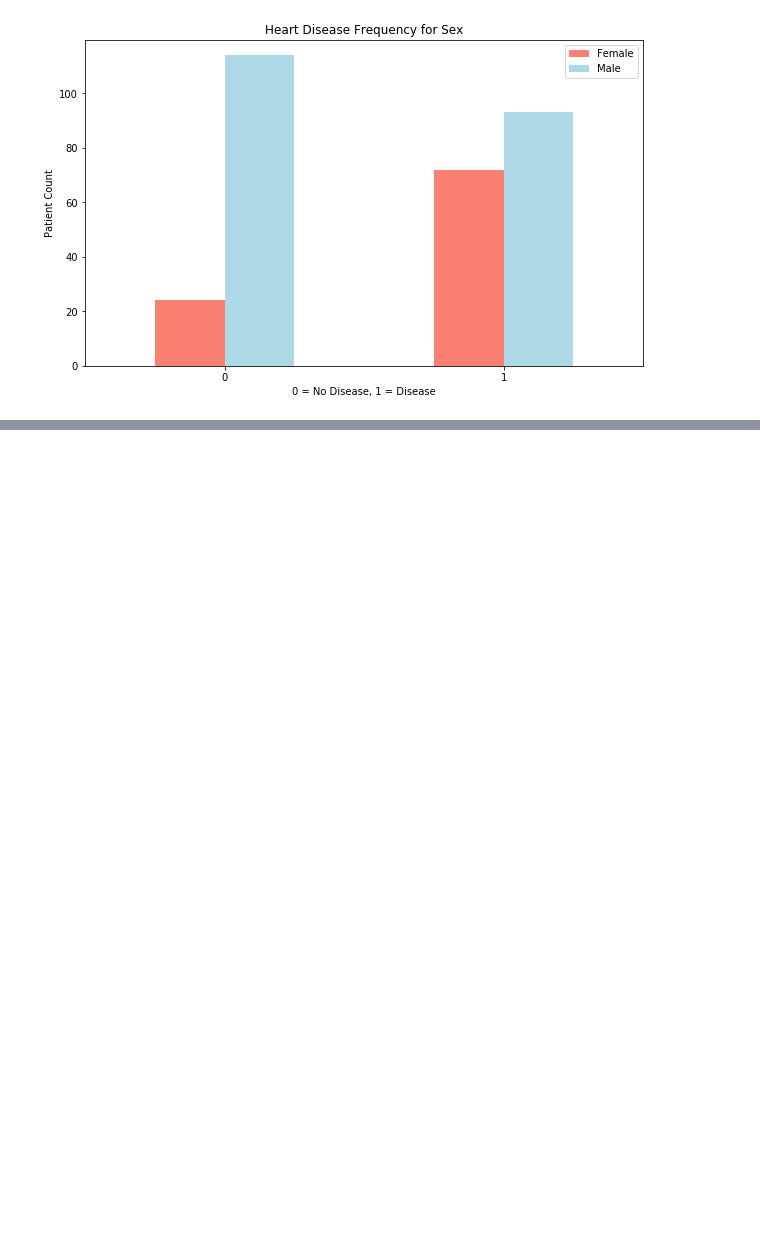
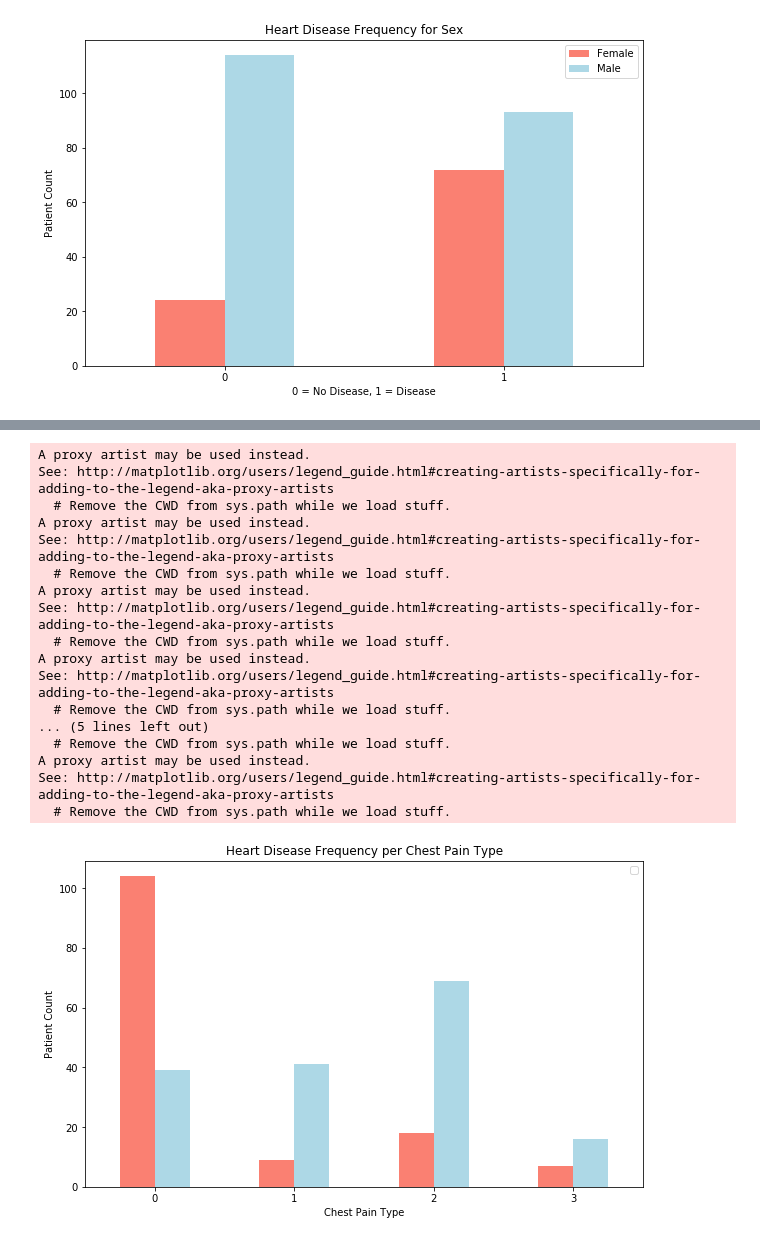
Before and after one commit to derekadams-uas/heart-disease-classification, a Jupyter notebook: Heart_Disease_Classification.ipynb, the cells around one changed output, grey strips where cells are left out. Saved outputs shown, nothing was run; the diff lists cells and outputs as text; code cells hidden in the pictures; blank space fills up the shorter version.

```diff
--- a/Heart_Disease_Classification.ipynb
+++ b/Heart_Disease_Classification.ipynb
@@ -219,0 +259,31 @@ plt.xticks(rotation=0)
+# %%
+# Make the crosstab more visual
+pd.crosstab(df.cp, df.target).plot(kind="bar",
+                                  figsize=(10, 6),
+                                  color=["salmon", "lightblue"])
+
+# Add some communication
+plt.title("Heart Disease Frequency per Chest Pain Type")
+plt.xlabel("Chest Pain Type")
+plt.ylabel("Patient Count")
+plt.legend("No Disease", "Disease")
+plt.xticks(rotation=0);
+# %% [output]
+A proxy artist may be used instead.
+See: http://matplotlib.org/users/legend_guide.html#creating-artists-specifically-for-adding-to-the-legend-aka-proxy-artists
+  # Remove the CWD from sys.path while we load stuff.
+A proxy artist may be used instead.
+See: http://matplotlib.org/users/legend_guide.html#creating-artists-specifically-for-adding-to-the-legend-aka-proxy-artists
+  # Remove the CWD from sys.path while we load stuff.
+A proxy artist may be used instead.
+See: http://matplotlib.org/users/legend_guide.html#creating-artists-specifically-for-adding-to-the-legend-aka-proxy-artists
+  # Remove the CWD from sys.path while we load stuff.
+A proxy artist may be used instead.
+See: http://matplotlib.org/users/legend_guide.html#creating-artists-specifically-for-adding-to-the-legend-aka-proxy-artists
+  # Remove the CWD from sys.path while we load stuff.
+... (5 lines left out)
+  # Remove the CWD from sys.path while we load stuff.
+A proxy artist may be used instead.
+See: http://matplotlib.org/users/legend_guide.html#creating-artists-specifically-for-adding-to-the-legend-aka-proxy-artists
+  # Remove the CWD from sys.path while we load stuff.
+[figure, added]
```
Also changed, not shown: parts of 5 cells of this notebook.
